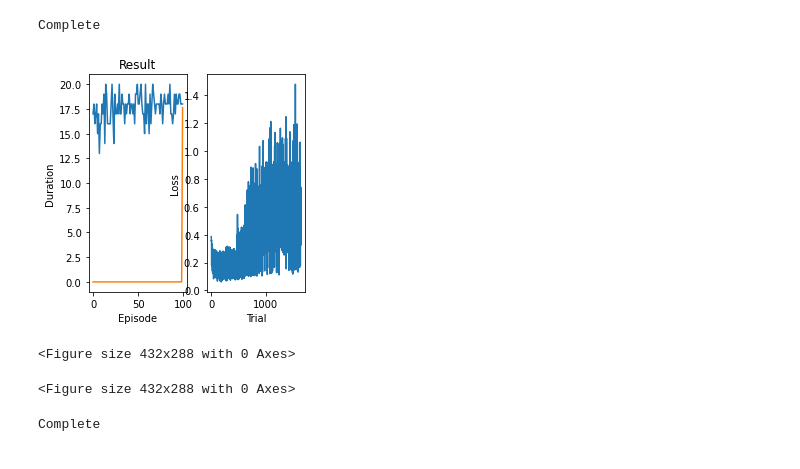
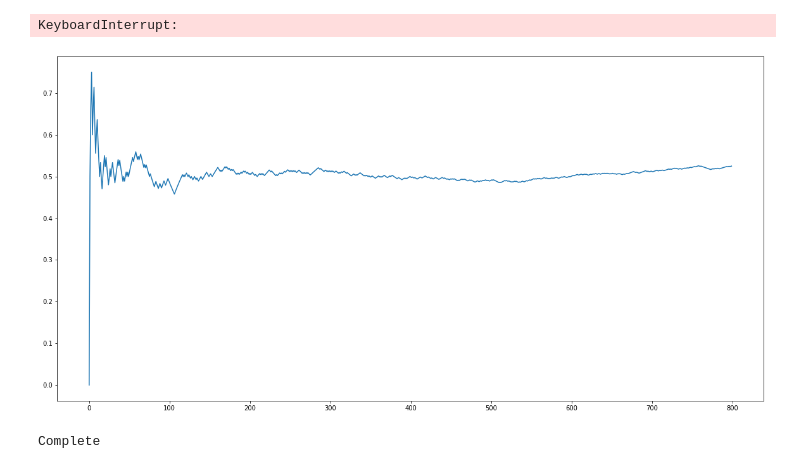
Before and after one commit to falarrieu/rlnn-tetris, a Jupyter notebook: server/Debugger.ipynb, the cells around one changed output. Drawn from its saved outputs; the diff is of its cells as text; code cells hidden in the pictures.

```diff
--- a/server/Debugger.ipynb
+++ b/server/Debugger.ipynb
@@ -6,14 +6,16 @@ from MovementNN import MovementNN
 from NNTrainer import NNTrainer
 
 BATCH_SIZE = 128
-GAMMA = 0.1
+GAMMA = 0.25
 EPS_START = 0.9
 EPS_END = 0.05
 EPS_DECAY = 1000
 TAU = 0.005
 LR = 1e-4
 n_hiddens_per_layer=[512, 256, 128]
-num_episodes = 100
+num_episodes = 500
+optimizer="sgd"
+points_state=True # What kind of inputs to the neural network we are using
 # %%
 trainer = NNTrainer(
     batch_size=BATCH_SIZE,
@@ -24,7 +26,9 @@ trainer = NNTrainer(
     tau=TAU,
     learning_rate=LR,
     n_hiddens_per_layer=n_hiddens_per_layer,
-    num_episodes=num_episodes
+    num_episodes=num_episodes,
+    optimizer=optimizer,
+    points_state=points_state
 )
 
 file_path = "saved_model.pth"
@@ -36,10 +40,20 @@ trainer.train()
 
 trainer.save_model(file_path)
 # %% [output]
-Complete
+KeyboardInterrupt:
-[figure, removed]
-<Figure size 432x288 with 0 Axes>
-<Figure size 432x288 with 0 Axes>
+# %%
+for i in range(800):
+    trainer.use()
+
+
+
+# Plot each line with a different color
+plt.plot(trainer.correctness_trace)
+
+# Add a legend and show the plot
+plt.show()
+# %% [output]
+[figure, added]
 # %%
 '''Batch size: This is the number of samples used in each training iteration.
 A larger batch size can lead to more stable training, but may require more memory
```
Also changed, not shown: parts of 5 cells of this notebook, 2 other files.
